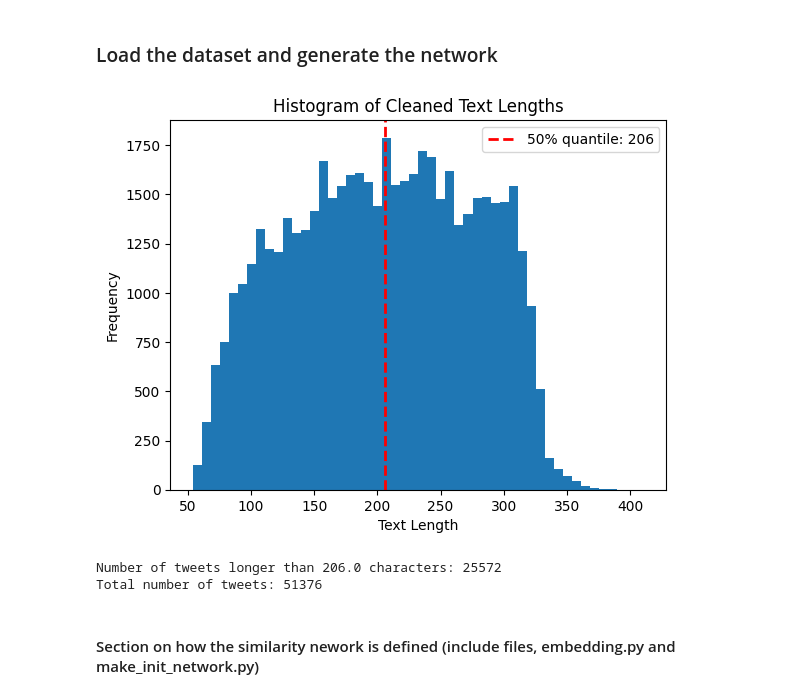
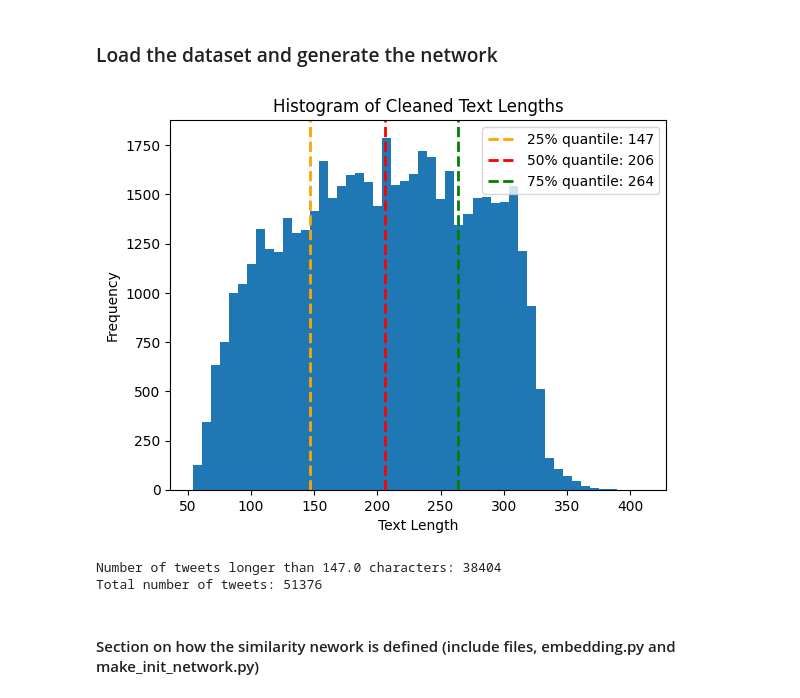
Before and after one commit to annemollelsborg/02805_climate_conv, a Jupyter notebook: notebooks/init_analysis_huggingface.ipynb, the cells around one changed output. Cells and saved outputs as stored; diff of their text form; code cells hidden in the pictures.

```diff
--- a/notebooks/init_analysis_huggingface.ipynb
+++ b/notebooks/init_analysis_huggingface.ipynb
@@ -22,27 +22,32 @@ df = pd.read_csv("/Users/ame/02805_climate_conv/data/cleaned_twitter_embedded_da
 # %%
 # make histogram of text lengths
 plt.hist(df["clean_text"].str.len(), bins=50)
 plt.xlabel("Text Length")
 plt.ylabel("Frequency")
 plt.title("Histogram of Cleaned Text Lengths")
 
 # Add 50% quantile line
 quantile_50 = df["clean_text"].str.len().quantile(0.5)
-plt.axvline(quantile_50, color='red', linestyle='--', linewidth=2, label=f'50% quantile: {quantile_50:.0f}')
+quantile_25 = df["clean_text"].str.len().quantile(0.25)
+quantile_75 = df["clean_text"].str.len().quantile(0.75)
+# draw vertical lines for the quartiles separately (axvline expects a single x value)
+plt.axvline(quantile_25, color='orange', linestyle='--', linewidth=2, label=f'25% quantile: {quantile_25:.0f}')
+plt.axvline(quantile_50, color='red',    linestyle='--', linewidth=2, label=f'50% quantile: {quantile_50:.0f}')
+plt.axvline(quantile_75, color='green',  linestyle='--', linewidth=2, label=f'75% quantile: {quantile_75:.0f}')
 plt.legend()
 
 plt.show()
 # %% [output]
-[figure, old version]
+[figure, new version]
 # %%
 # Print number of tweets longer than 100 characters
-long_tweets = df[df["clean_text"].str.len() > quantile_50]
-print(f"Number of tweets longer than {quantile_50} characters:", long_tweets.shape[0])
+long_tweets = df[df["clean_text"].str.len() > quantile_25]
+print(f"Number of tweets longer than {quantile_25} characters:", long_tweets.shape[0])
 
 # Print total number of tweets
 print("Total number of tweets:", df.shape[0])
 # %% [output]
-Number of tweets longer than 206.0 characters: 25572
+Number of tweets longer than 147.0 characters: 38404
 Total number of tweets: 51376
 # %% [markdown]
 #### Section on how the similarity nework is defined (include files, embedding.py and make_init_network.py)
```
Also changed, not shown: parts of 14 cells of this notebook, 6 other files.
